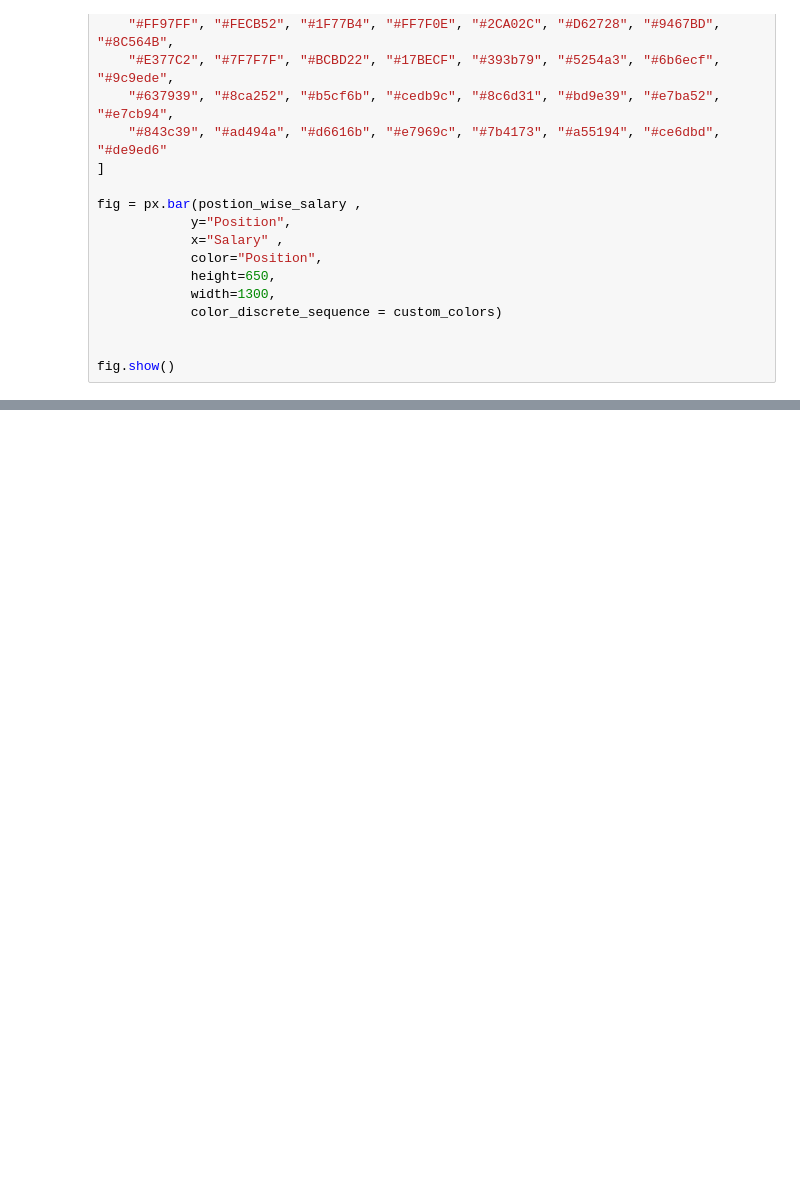
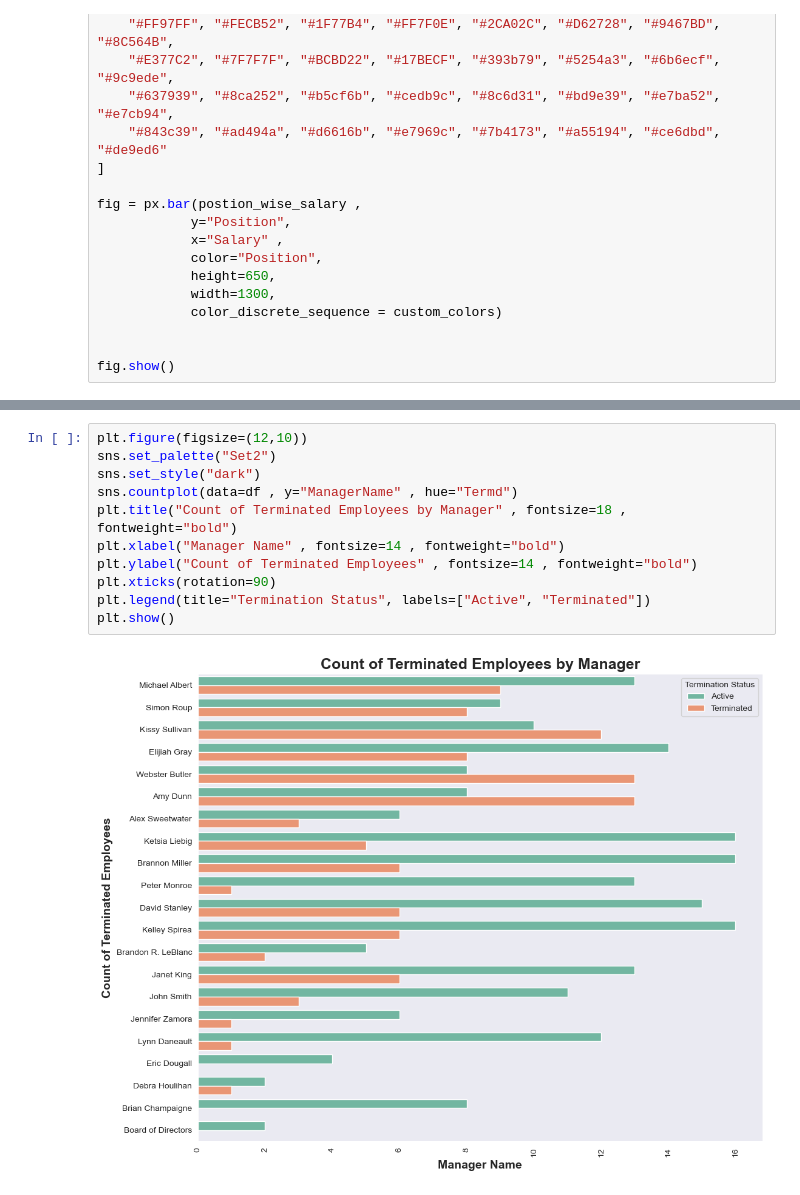
Before and after one commit to Rajatsingh64/HR_attrition_prediction, a Jupyter notebook: research.ipynb, the cells around one changed output, grey strips where cells are left out. Drawn from its saved outputs; the diff is of its cells as text; blank space fills up the shorter version.

```diff
--- a/research.ipynb
+++ b/research.ipynb
@@ -314,0 +322,13 @@ fig.show()
+# %%
+plt.figure(figsize=(12,10))
+sns.set_palette("Set2")
+sns.set_style("dark")
+sns.countplot(data=df , y="ManagerName" , hue="Termd")
+plt.title("Count of Terminated Employees by Manager" , fontsize=18 , fontweight="bold")
+plt.xlabel("Manager Name" , fontsize=14 , fontweight="bold")
+plt.ylabel("Count of Terminated Employees" , fontsize=14 , fontweight="bold")
+plt.xticks(rotation=90)
+plt.legend(title="Termination Status", labels=["Active", "Terminated"])
+plt.show()
+# %% [output]
+[figure, added]
```
Also changed, not shown: parts of 78 cells of this notebook, 4 other files.
